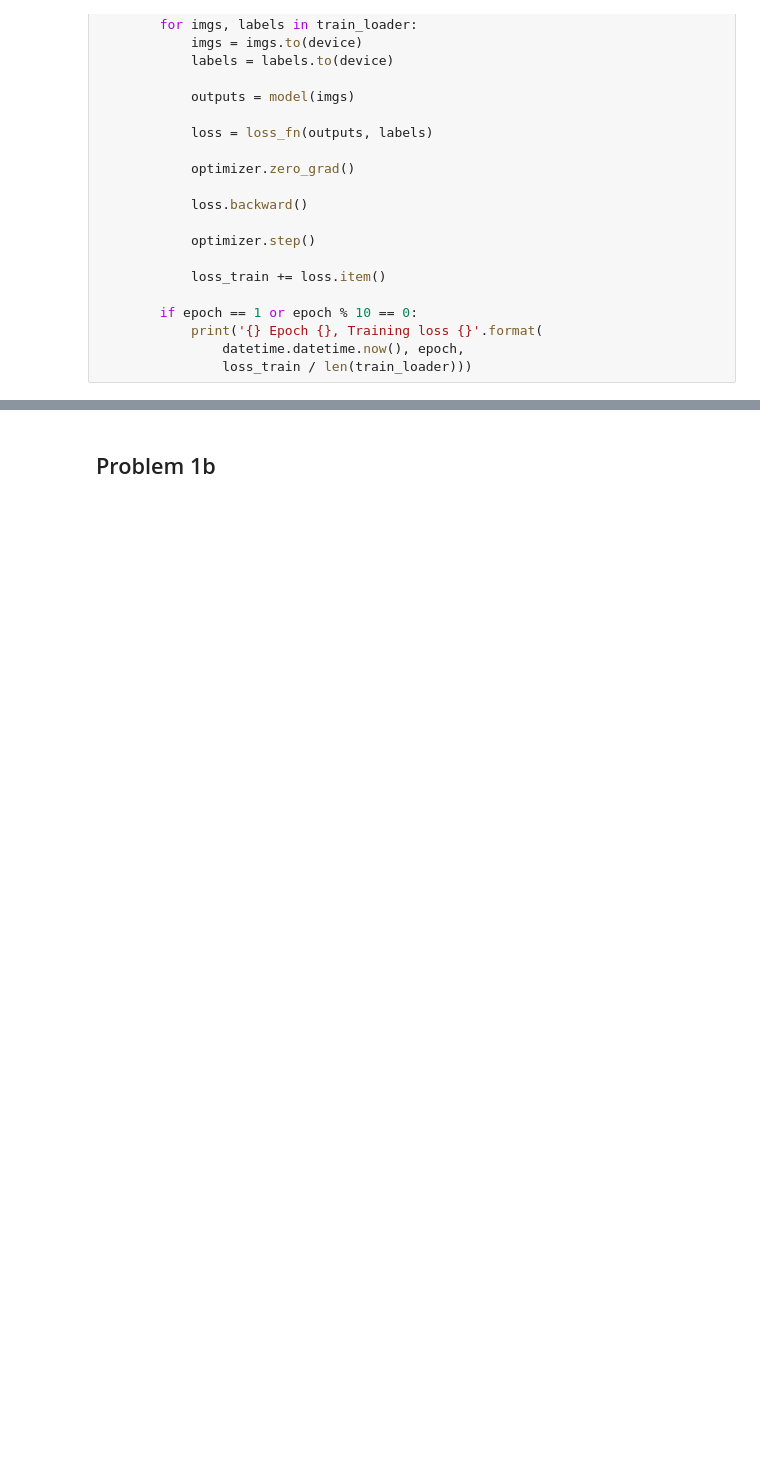
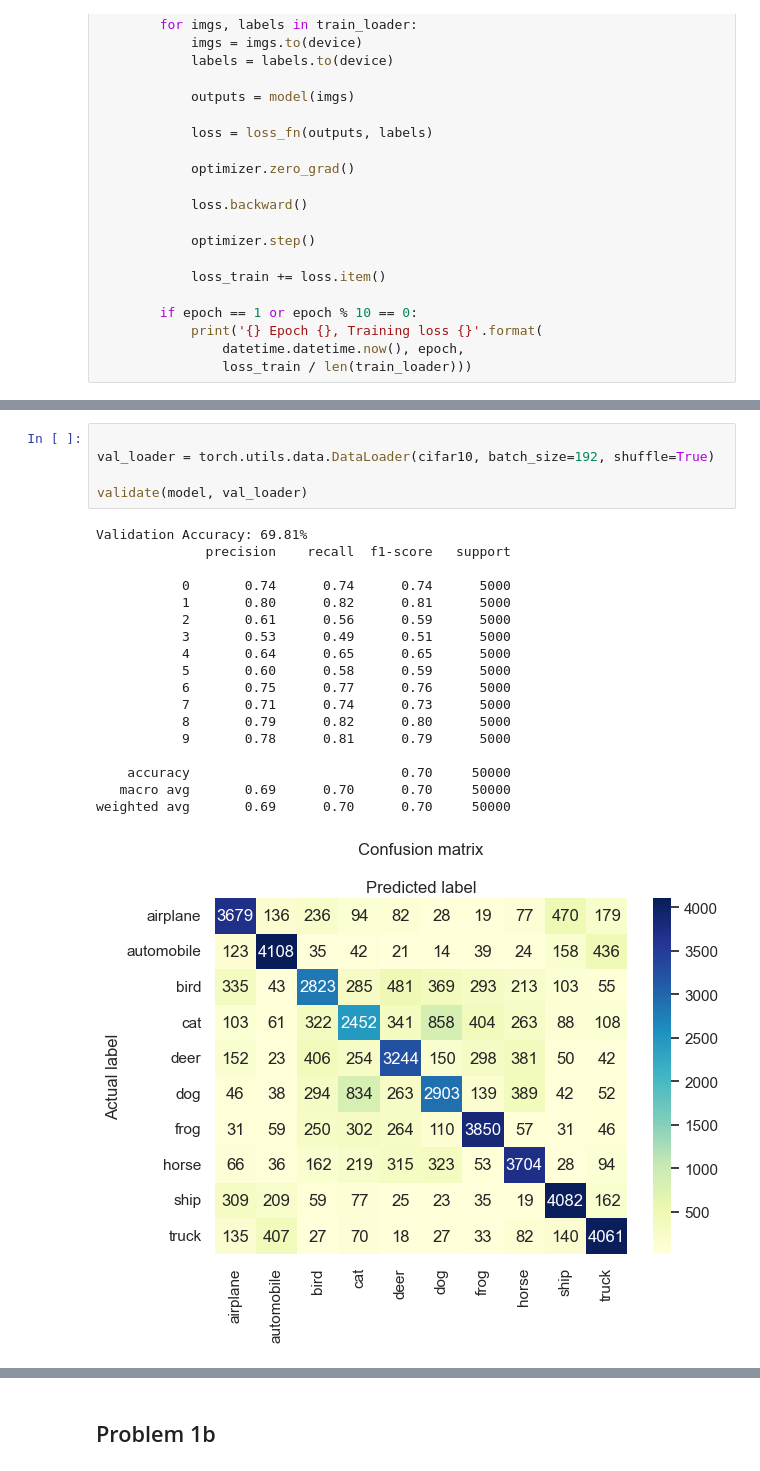
Before and after one commit to samofuture/Intro-to-ML, a Jupyter notebook: HW7/HW7.ipynb, the cells around one changed output, grey strips where cells are left out. Cells and saved outputs as stored; diff of their text form; blank space fills up the shorter version.

```diff
--- a/HW7/HW7.ipynb
+++ b/HW7/HW7.ipynb
@@ -119,0 +188,24 @@ training_loop(
+# %%
+
+val_loader = torch.utils.data.DataLoader(cifar10, batch_size=192, shuffle=True)
+
+validate(model, val_loader)
+# %% [output]
+Validation Accuracy: 69.81%
+              precision    recall  f1-score   support
+
+           0       0.74      0.74      0.74      5000
+           1       0.80      0.82      0.81      5000
+           2       0.61      0.56      0.59      5000
+           3       0.53      0.49      0.51      5000
+           4       0.64      0.65      0.65      5000
+           5       0.60      0.58      0.59      5000
+           6       0.75      0.77      0.76      5000
+           7       0.71      0.74      0.73      5000
+           8       0.79      0.82      0.80      5000
+           9       0.78      0.81      0.79      5000
+
+    accuracy                           0.70     50000
+   macro avg       0.69      0.70      0.70     50000
+weighted avg       0.69      0.70      0.70     50000
+[figure, added]
```
Also changed, not shown: parts of 26 cells of this notebook.
